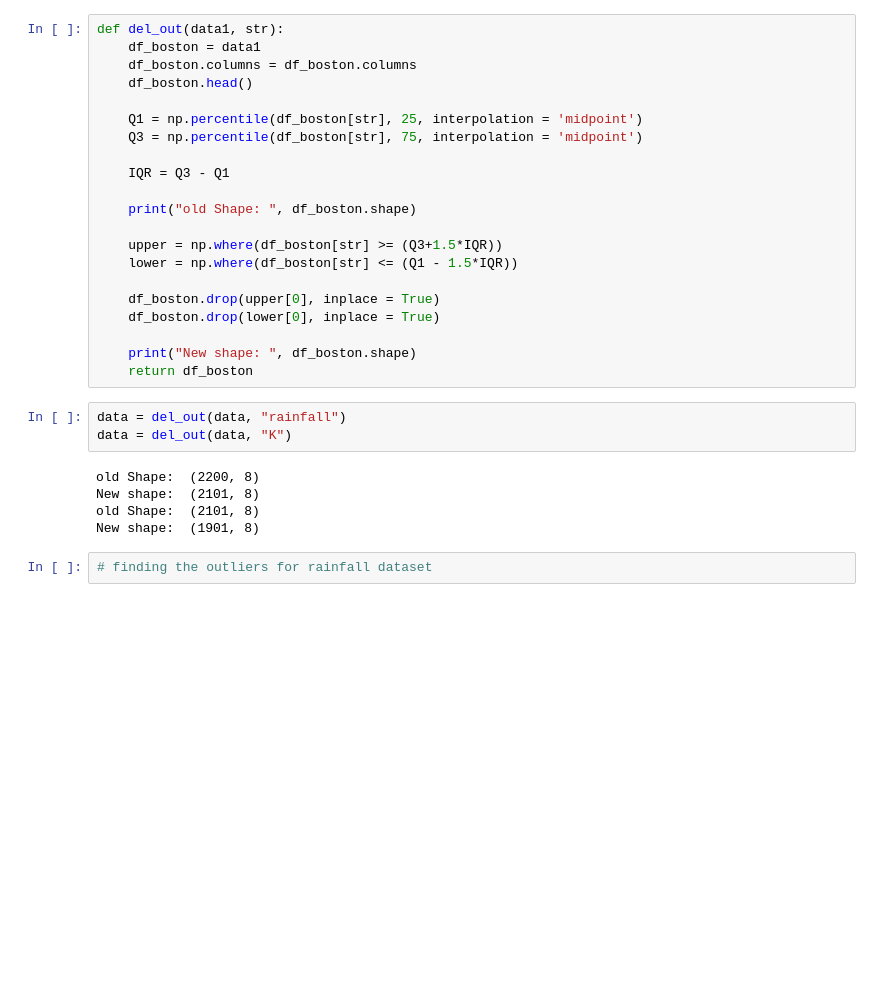
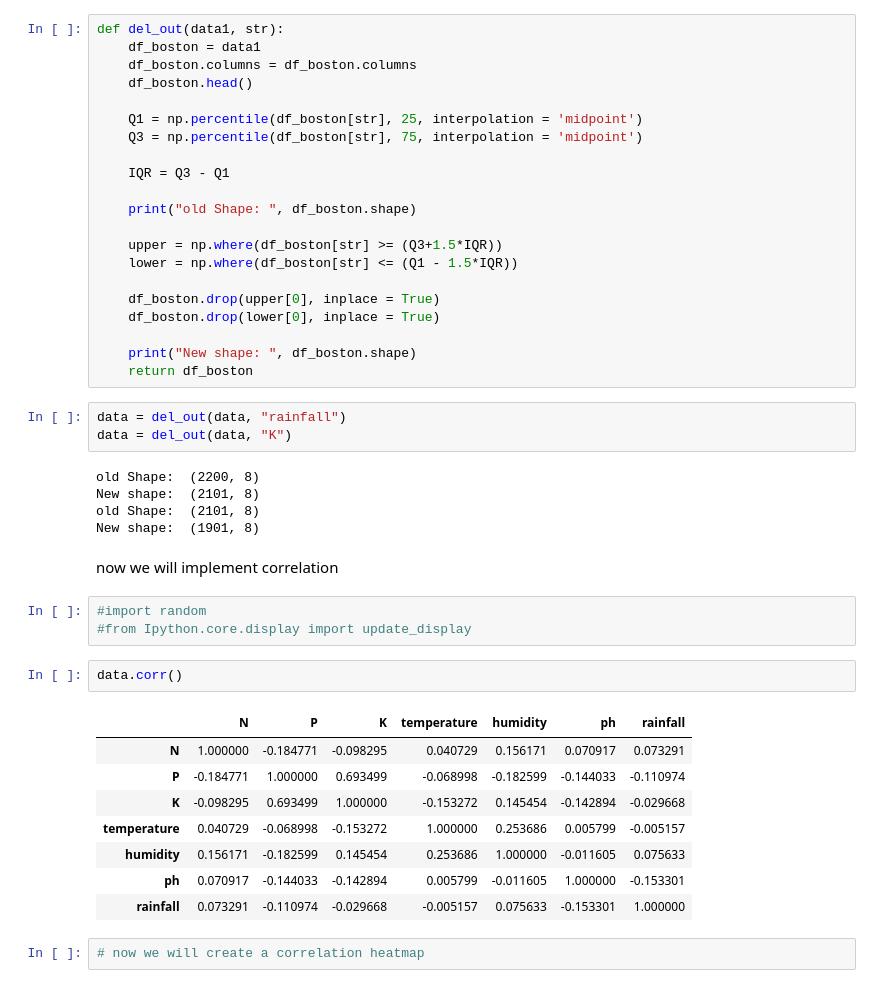
Before and after one commit to Cralsic123/Crop-Prediction, a Jupyter notebook: crop_prediction.ipynb, the cells around one changed output. Cells and saved outputs as stored; diff of their text form; blank space fills up the shorter version.

```diff
--- a/crop_prediction.ipynb
+++ b/crop_prediction.ipynb
@@ -165,5 +131,21 @@ old Shape:  (2200, 8)
 New shape:  (2101, 8)
 old Shape:  (2101, 8)
 New shape:  (1901, 8)
-# %%
-# finding the outliers for rainfall dataset
+# %% [markdown]
+now we will implement correlation
+# %%
+#import random
+#from Ipython.core.display import update_display
+# %%
+data.corr()
+# %% [output]
+|  | N | P | K | temperature | humidity | ph | rainfall |
+| N | 1.000000 | -0.184771 | -0.098295 | 0.040729 | 0.156171 | 0.070917 | 0.073291 |
+| P | -0.184771 | 1.000000 | 0.693499 | -0.068998 | -0.182599 | -0.144033 | -0.110974 |
+| K | -0.098295 | 0.693499 | 1.000000 | -0.153272 | 0.145454 | -0.142894 | -0.029668 |
+| temperature | 0.040729 | -0.068998 | -0.153272 | 1.000000 | 0.253686 | 0.005799 | -0.005157 |
+| humidity | 0.156171 | -0.182599 | 0.145454 | 0.253686 | 1.000000 | -0.011605 | 0.075633 |
+| ph | 0.070917 | -0.144033 | -0.142894 | 0.005799 | -0.011605 | 1.000000 | -0.153301 |
+| rainfall | 0.073291 | -0.110974 | -0.029668 | -0.005157 | 0.075633 | -0.153301 | 1.000000 |
+# %%
+# now we will create a correlation heatmap
```
Also changed, not shown: parts of 17 cells of this notebook.
